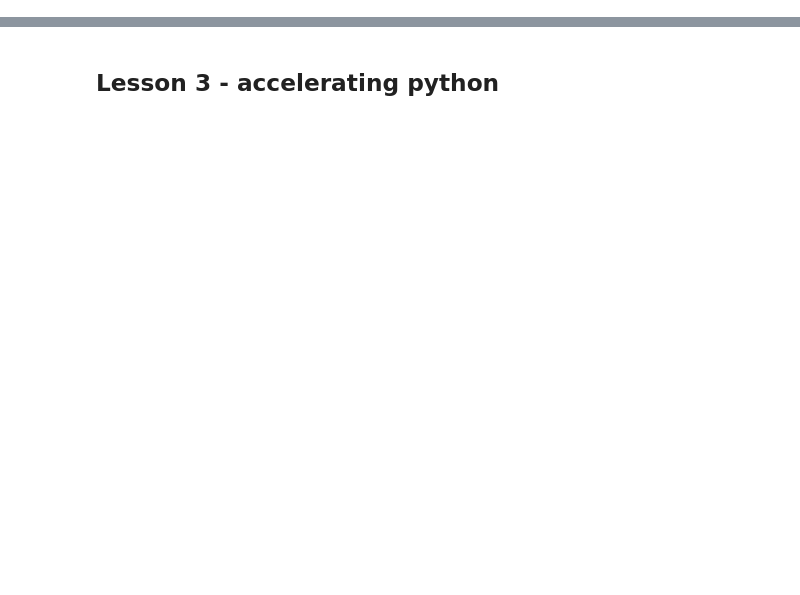
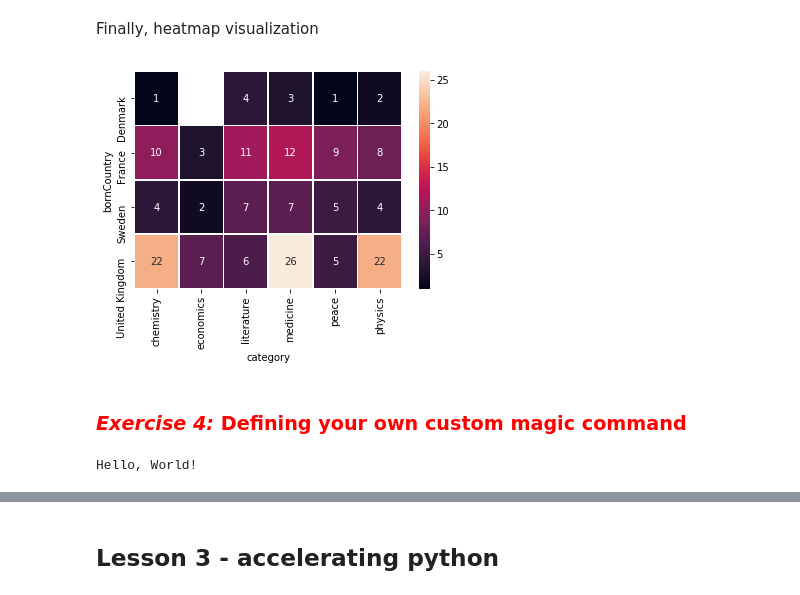
Before and after one commit to coderefinery/jupyter, a Jupyter notebook: solutions.ipynb, the cells around one changed output, grey strips where cells are left out. Cells and saved outputs as stored; diff of their text form; code cells hidden in the pictures; blank space fills up the shorter version.

```diff
--- a/solutions.ipynb
+++ b/solutions.ipynb
@@ -96,0 +229,5 @@ toppings_tidy[toppings_tidy["Ingredient"] == "Ham"]
+# %%
+nobel["number"] = 1.0
+# %%
+countries = np.array(["Sweden", "United Kingdom", "France", "Denmark"])
+nobel2 = nobel.loc[nobel['bornCountry'].isin(countries)]
@@ -96,0 +236,4 @@ toppings_tidy[toppings_tidy["Ingredient"] == "Ham"]
+# %%
+table = nobel2.pivot_table(values="number", index="bornCountry",
+                           columns="category", aggfunc=np.sum)
+table
@@ -96,0 +247,9 @@ toppings_tidy[toppings_tidy["Ingredient"] == "Ham"]
+# %% [markdown]
+Finally, heatmap visualization
+# %%
+import seaborn as sns
+sns.heatmap(table,linewidths=.5, annot=True);
+# %% [output]
+[figure, added]
+# %% [markdown]
+### <font color="red"> *Exercise 4:* Defining your own custom magic command </font>
@@ -96,0 +281,12 @@ toppings_tidy[toppings_tidy["Ingredient"] == "Ham"]
+# %%
+%%cpp
+#include <iostream>
+using namespace std;
+
+int main()
+{
+    cout << "Hello, World!";
+    return 0;
+}
+# %% [output]
+Hello, World!
```
Also changed, not shown: parts of 71 cells of this notebook.
